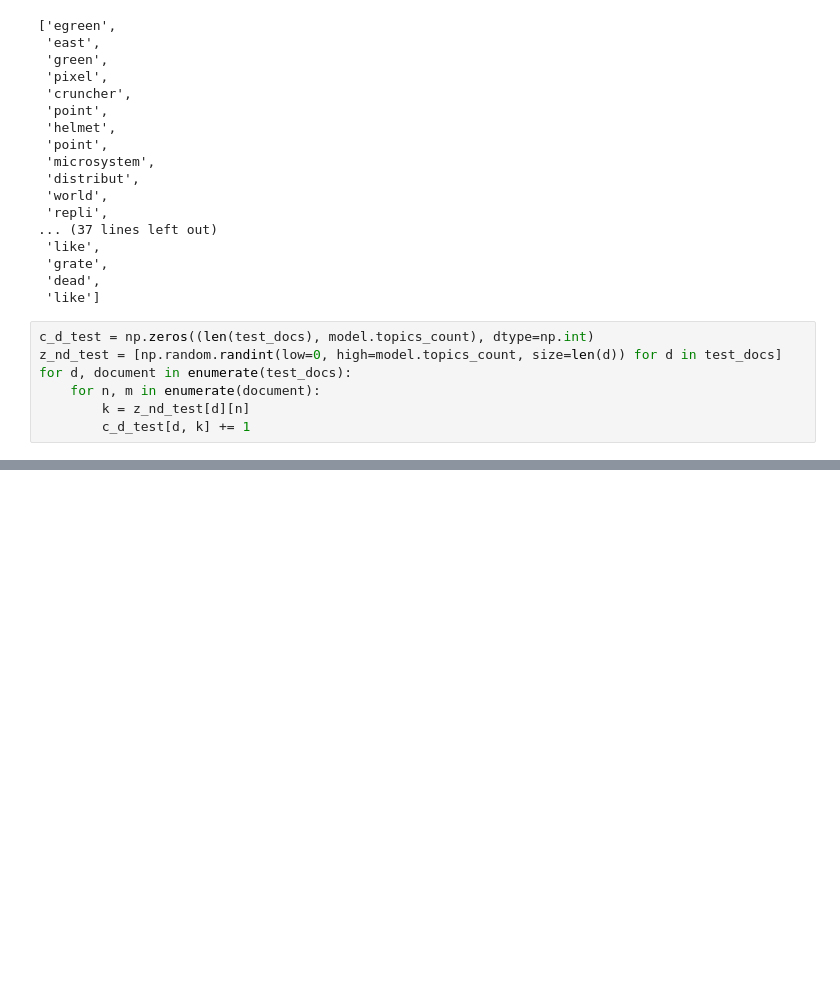
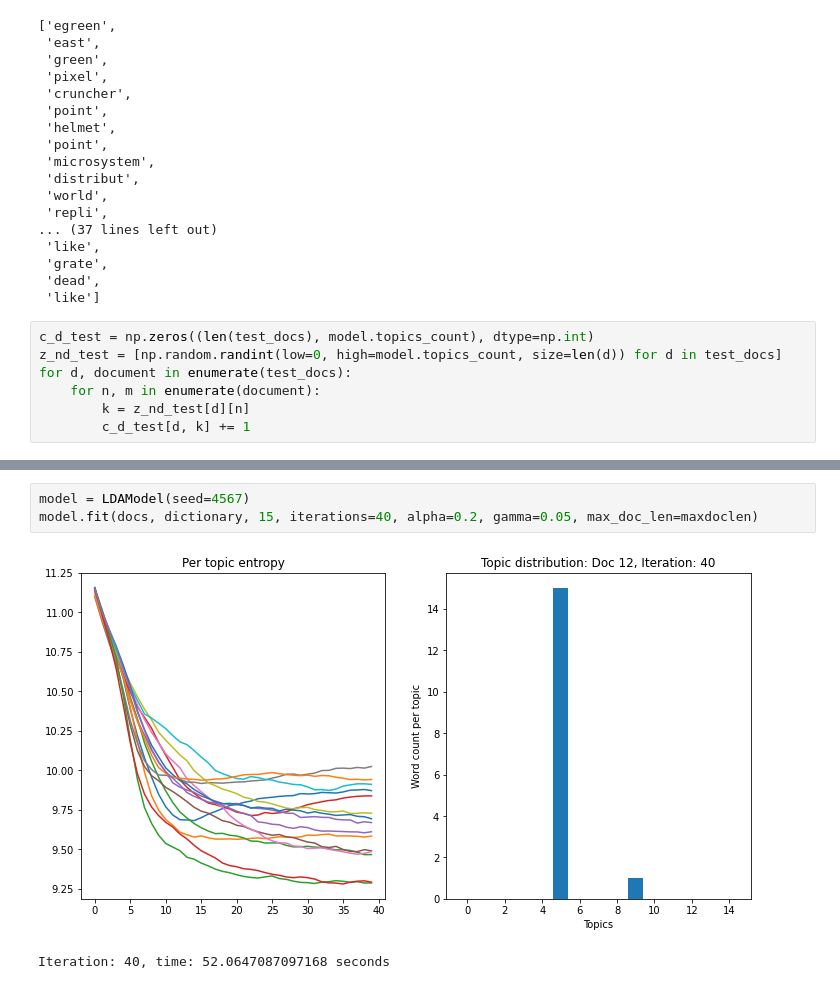
Before and after one commit to toni5rovic/npfl097, a Jupyter notebook: latent_dirichlet_allocation.ipynb, the cells around one changed output, grey strips where cells are left out. Drawn from its saved outputs; the diff is of its cells as text; blank space fills up the shorter version.

```diff
--- a/latent_dirichlet_allocation.ipynb
+++ b/latent_dirichlet_allocation.ipynb
@@ -256,0 +328,6 @@ pp
+# %%
+model = LDAModel(seed=4567)
+model.fit(docs, dictionary, 15, iterations=40, alpha=0.2, gamma=0.05, max_doc_len=maxdoclen)
+# %% [output]
+[figure, added]
+Iteration: 40, time: 52.0647087097168 seconds
```
Also changed, not shown: parts of 27 cells of this notebook.
